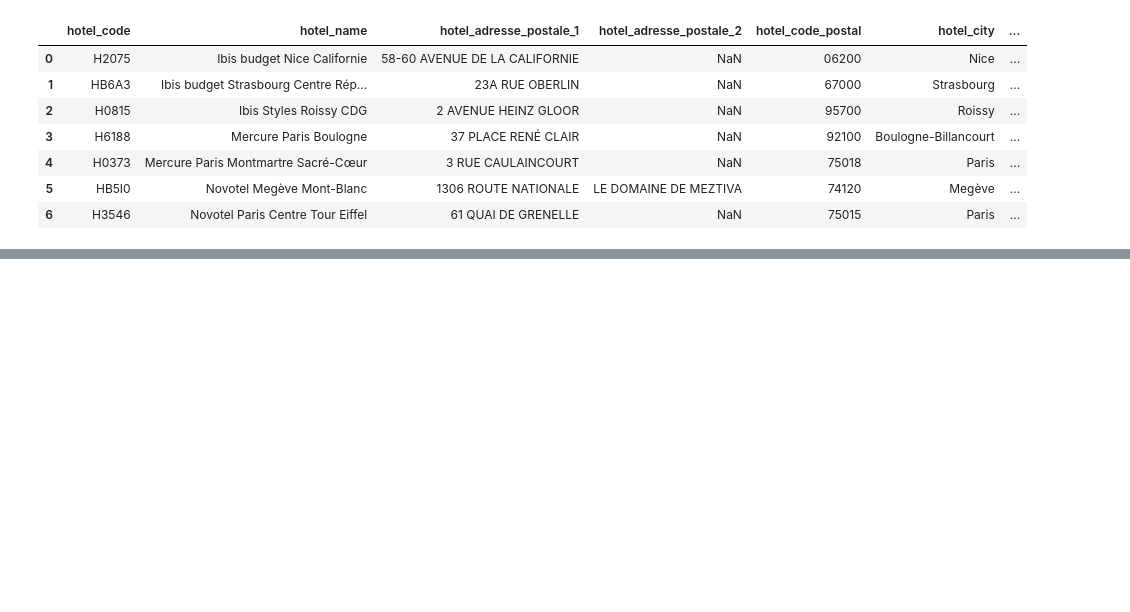
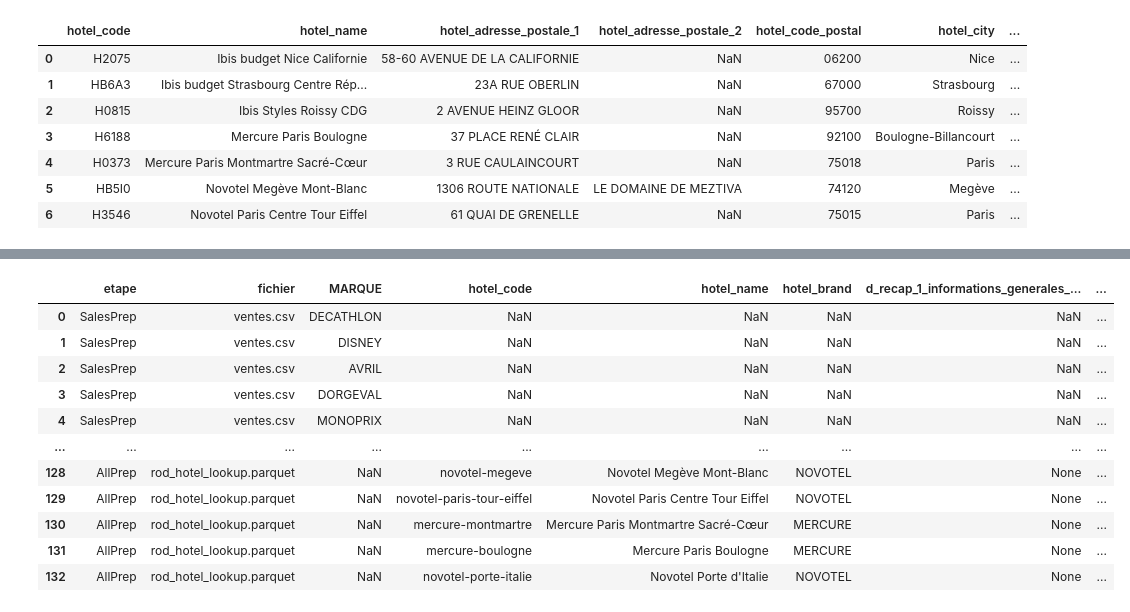
Before and after one commit to klaghmari-github/hotels, a Jupyter notebook: prepare/RodPrep/Explore/explore.ipynb, the cells around one changed output, grey strips where cells are left out. Cells and saved outputs as stored; diff of their text form; code cells hidden in the pictures; blank space fills up the shorter version.

```diff
--- a/prepare/RodPrep/Explore/explore.ipynb
+++ b/prepare/RodPrep/Explore/explore.ipynb
@@ -445,0 +753,76 @@ explore.ipynb
+# %%
+# --- 8.3 Registre, entrées prepare/ et fichiers sans marque hôtel directe ---
+
+# Registre identité (source canonique hotel_id → brand)
+registry_brands = registry_df[
+    ["hotel_id", "name_ventes", "name_rod", "brand", "city", "nb_chambres"]
+].rename(columns={"brand": "marque_registre"})
+print("data/reference/hotel_identity_registry.json")
+display(registry_brands)
+
+# Chaîne prepare : hotel_brand propagé depuis RodPrep
+prepare_brand_views = []
+for step, path in PREPARE_INPUTS.items():
+    for f in sorted(path.glob("*")):
+        if f.suffix not in {".csv", ".parquet"} or f.name.startswith(".~lock"):
+            continue
+        df = pd.read_parquet(f) if f.suffix == ".parquet" else pd.read_csv(f)
+        brand_cols = [c for c in df.columns if "brand" in c.lower() or "marque" in c.lower()]
+        if not brand_cols:
+            continue
+        id_cols = [c for c in ("hotel_code", "hotel_id", "hotel_name") if c in df.columns]
+        view = df[id_cols + brand_cols].drop_duplicates()
+        view.insert(0, "etape", step)
+        view.insert(1, "fichier", f.name)
+        prepare_brand_views.append(view)
+
+if prepare_brand_views:
+    print("\nEntrées prepare/ avec colonne marque hôtel")
+    display(pd.concat(prepare_brand_views, ignore_index=True))
+else:
+    print("\nAucune entrée prepare/ avec colonne marque trouvée.")
+
+# ventes.csv — MARQUE produit vs hôtel via NOM BOUTIQUE
+ventes_path = PREPARE_INPUTS["SalesPrep"] / "ventes.csv"
+if ventes_path.exists():
+    ventes = pd.read_csv(ventes_path, usecols=["NOM BOUTIQUE", "MARQUE"])
+    ventes_sample = (
+        ventes.groupby("NOM BOUTIQUE", dropna=False)["MARQUE"]
+        .agg(nb_lignes="count", nb_marques_produit="nunique", exemples=lambda s: ", ".join(s.dropna().astype(str).unique()[:3]))
+        .reset_index()
+    )
+    ventes_sample["marque_hotel_registre"] = ventes_sample["NOM BOUTIQUE"].map(
+        registry_df.set_index("name_ventes")["brand"]
+    )
+    print("\nventes.csv — MARQUE = marque produit ; marque hôtel via registre (name_ventes)")
+    display(ventes_sample)
+
+# Analyse poids catégories — même logique (NOM BOUTIQUE + MARQUE produit)
+analyse_xlsm = next(SOURCES_RAW.glob("Analyse*.xlsm"), None)
+if analyse_xlsm:
+    analyse = pd.read_excel(analyse_xlsm, sheet_name="BASE", usecols=["NOM BOUTIQUE", "MARQUE"])
+    analyse_sample = (
+        analyse.groupby("NOM BOUTIQUE")["MARQUE"]
+        .agg(nb_lignes="count", top_marque_produit=lambda s: s.value_counts().index[0])
+        .reset_index()
+    )
+    analyse_sample["marque_hotel_registre"] = analyse_sample["NOM BOUTIQUE"].map(
+        registry_df.set_index("name_ventes")["brand"]
+    )
+    print(f"\n{analyse_xlsm.name} — pas de marque hôtel ; jointure via NOM BOUTIQUE")
+    display(analyse_sample)
+
+# Simulateurs — concepts retail, pas de dimension marque hôtel
+sim_xlsx = next(SOURCES_RAW.glob("ROD - Simulateurs*.xlsx"), None)
+if sim_xlsx:
+    wb = openpyxl.load_workbook(sim_xlsx, read_only=True)
+    print(f"\n{sim_xlsx.name} — feuilles (concepts / coûts, sans marque hôtel) :")
+    print(wb.sheetnames)
+    wb.close()
+
+print("\nSynthèse :")
+print("  • Marque hôtel explicite : récap MARQUE, registre, hotel_brand (RodPrep → Meteo/AllPrep)")
+print("  • Stats portefeuille par marque : ROD Paramètres (NB CH, RESTO, BAR, règles reco)")
+print("  • Marque produit seulement : ventes.csv, Analyse poids catégories (MARQUE colonne)")
+print("  • Pas de marque hôtel : ROD Simulateurs (SIMPLY / LIBERTY / CONNECTED)")
+# %% [output]
@@ -445,0 +840,12 @@ explore.ipynb
+|  | etape | fichier | MARQUE | hotel_code | hotel_name | hotel_brand | d_recap_1_informations_generales_... | ... |
+| 0 | SalesPrep | ventes.csv | DECATHLON | NaN | NaN | NaN | NaN | ... |
+| 1 | SalesPrep | ventes.csv | DISNEY | NaN | NaN | NaN | NaN | ... |
+| 2 | SalesPrep | ventes.csv | AVRIL | NaN | NaN | NaN | NaN | ... |
+| 3 | SalesPrep | ventes.csv | DORGEVAL | NaN | NaN | NaN | NaN | ... |
+| 4 | SalesPrep | ventes.csv | MONOPRIX | NaN | NaN | NaN | NaN | ... |
+| ... | ... | ... | ... | ... | ... | ... | ... | ... |
+| 128 | AllPrep | rod_hotel_lookup.parquet | NaN | novotel-megeve | Novotel Megève Mont-Blanc | NOVOTEL | None | ... |
+| 129 | AllPrep | rod_hotel_lookup.parquet | NaN | novotel-paris-tour-eiffel | Novotel Paris Centre Tour Eiffel | NOVOTEL | None | ... |
+| 130 | AllPrep | rod_hotel_lookup.parquet | NaN | mercure-montmartre | Mercure Paris Montmartre Sacré-Cœur | MERCURE | None | ... |
+| 131 | AllPrep | rod_hotel_lookup.parquet | NaN | mercure-boulogne | Mercure Paris Boulogne | MERCURE | None | ... |
+| 132 | AllPrep | rod_hotel_lookup.parquet | NaN | novotel-porte-italie | Novotel Porte d'Italie | NOVOTEL | None | ... |
```
Also changed, not shown: parts of 6 cells of this notebook.
